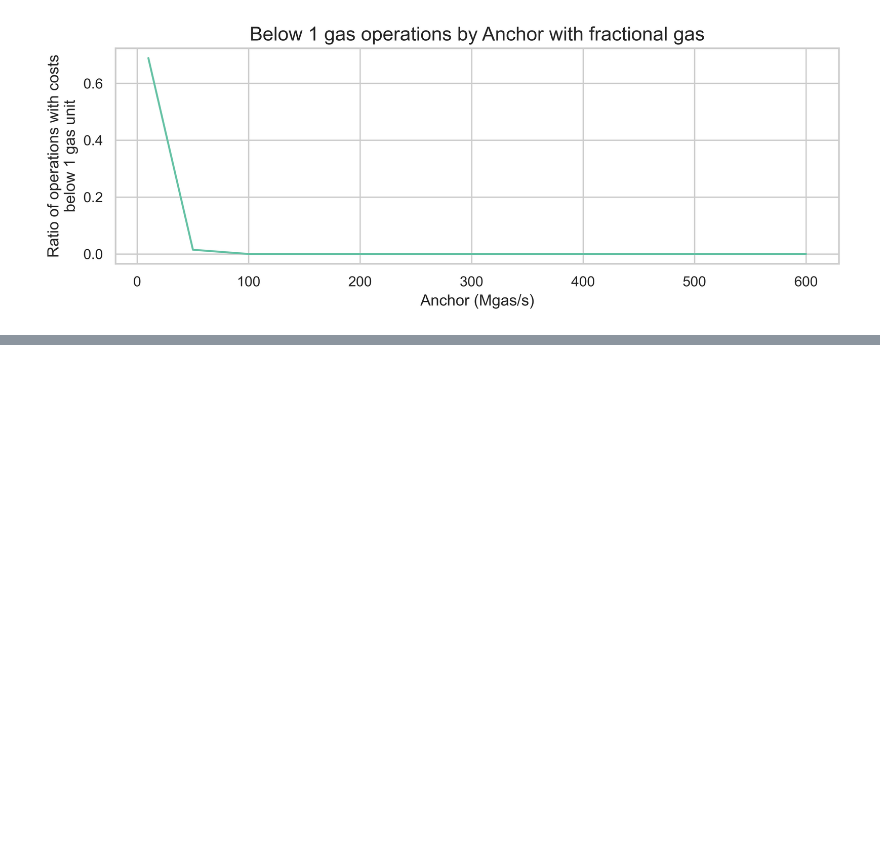
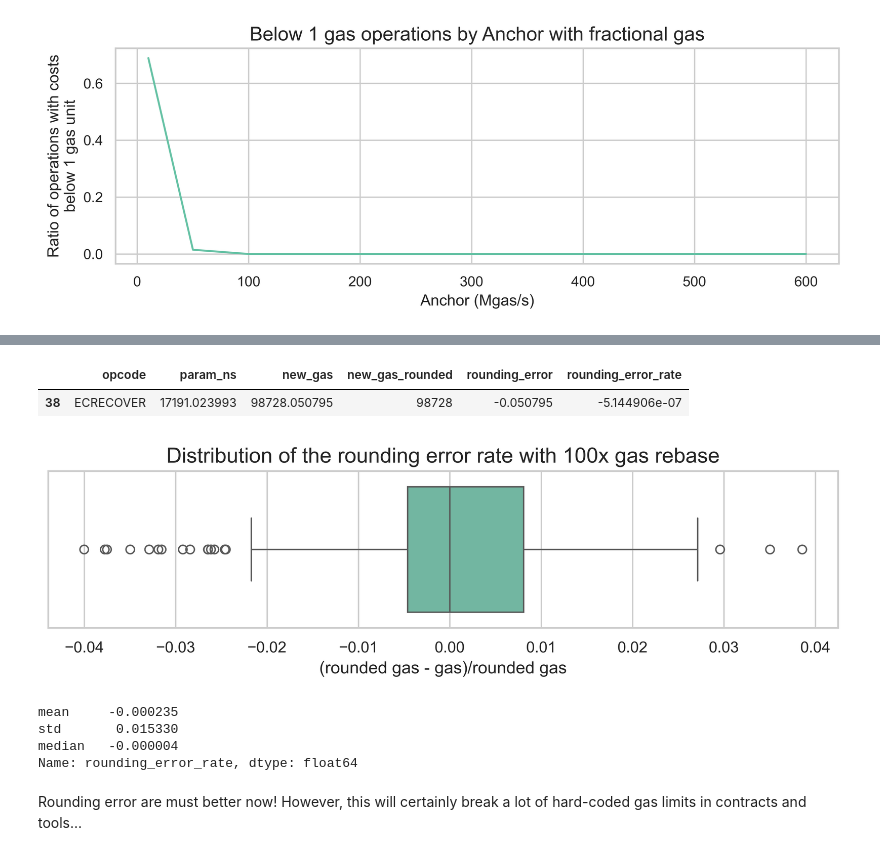
Before and after one commit to misilva73/evm-gas-repricings, a Jupyter notebook: notebooks/2.2-frac-gas-analysis.ipynb, the cells around one changed output, grey strips where cells are left out. Drawn from its saved outputs; the diff is of its cells as text; code cells hidden in the pictures; blank space fills up the shorter version.

```diff
--- a/notebooks/2.2-frac-gas-analysis.ipynb
+++ b/notebooks/2.2-frac-gas-analysis.ipynb
@@ -309,0 +330,12 @@ plt.show()
+# %%
+anchor_rate = 5743*1e6
+
+new_gas_df = worse_df.copy()
+new_gas_df["new_gas"] = (anchor_rate*new_gas_df["param_ns"])/1e9
+new_gas_df["new_gas_rounded"] = new_gas_df["new_gas"].round().astype(int)
+new_gas_df["new_gas_rounded"] = np.where(
+    new_gas_df["new_gas_rounded"] == 0, 1, new_gas_df["new_gas_rounded"]
+)
+new_gas_df["rounding_error"] = new_gas_df["new_gas_rounded"] - new_gas_df["new_gas"]
+new_gas_df["rounding_error_rate"] = new_gas_df["rounding_error"]/new_gas_df["new_gas_rounded"]
+new_gas_df
@@ -309,0 +356,27 @@ plt.show()
+# %%
+new_gas_df[new_gas_df["opcode"] == "ECRECOVER"]
+# %% [output]
+|  | opcode | param_ns | new_gas | new_gas_rounded | rounding_error | rounding_error_rate |
+| 38 | ECRECOVER | 17191.023993 | 98728.050795 | 98728 | -0.050795 | -5.144906e-07 |
+# %%
+plt.figure(figsize=(10, 2))
+sns.boxplot(
+    data=new_gas_df,
+    x="rounding_error_rate"
+)
+
+plt.title("Distribution of the rounding error rate with 100x gas rebase")
+plt.ylabel("")
+plt.xlabel("(rounded gas - gas)/rounded gas")
+plt.show()
+# %% [output]
+[figure, added]
+# %%
+new_gas_df["rounding_error_rate"].agg(["mean", "std", "median"])
+# %% [output]
+mean     -0.000235
+std       0.015330
+median   -0.000004
+Name: rounding_error_rate, dtype: float64
+# %% [markdown]
+Rounding error are must better now! However, this will certainly break a lot of hard-coded gas limits in contracts and tools...
```
Also changed, not shown: parts of 6 cells of this notebook.
